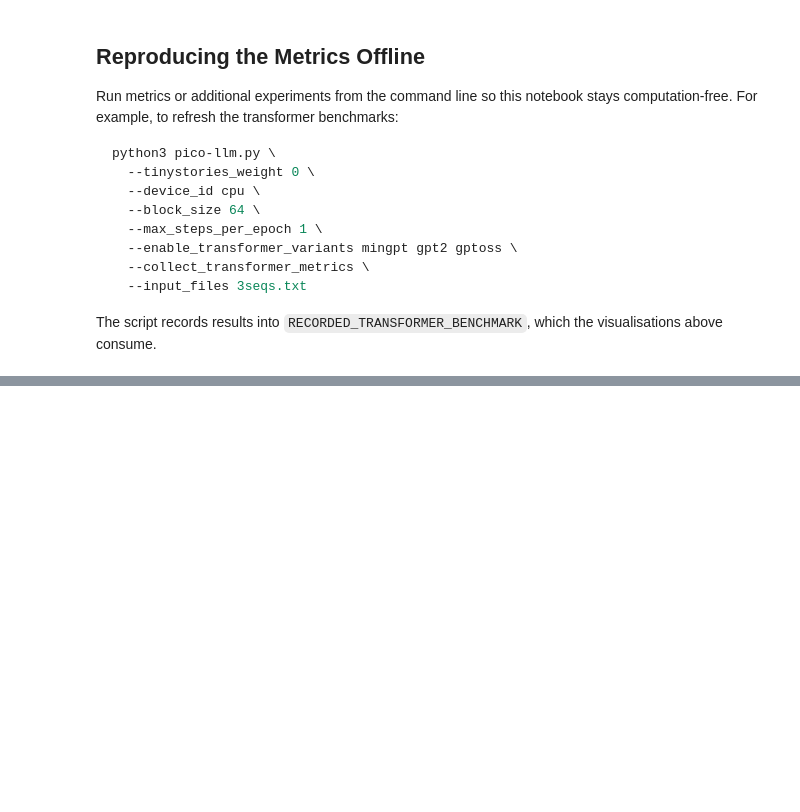
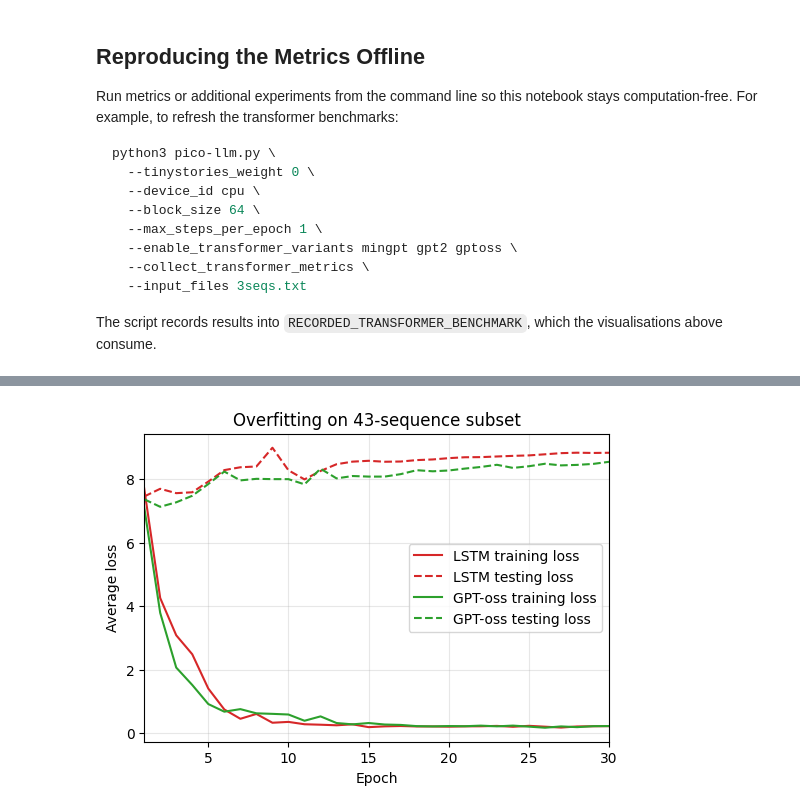
Before and after one commit to ParvaPatel/ml-fall-2025-pic-llm, a Jupyter notebook: pico-llm.ipynb, the cells around one changed output, grey strips where cells are left out. Saved outputs shown, nothing was run; the diff lists cells and outputs as text; code cells hidden in the pictures; blank space fills up the shorter version.

```diff
--- a/pico-llm.ipynb
+++ b/pico-llm.ipynb
@@ -847,0 +298,33 @@ pass
+# %%
+overfit_path = Path("artefacts/overfit_sweep.json")
+if not overfit_path.exists():
+    print("Overfitting log not found. Run pico-llm.py with --custom_sweep_log artefacts/overfit_sweep.json first.")
+else:
+    entries = json.loads(overfit_path.read_text())
+    if not entries:
+        print("Overfitting log is empty.")
+    else:
+        entry = entries[-1]
+        epochs = list(range(1, len(entry["model_metrics"]["lstm_seq"]["epoch_losses"]) + 1))
+        lstm_train = entry["model_metrics"]["lstm_seq"]["epoch_losses"]
+        lstm_test = entry["model_metrics"]["lstm_seq"]["eval_losses"]
+        tf_train = entry["model_metrics"]["transformer_gptoss"]["epoch_losses"]
+        tf_test = entry["model_metrics"]["transformer_gptoss"]["eval_losses"]
+
+        fig, ax = plt.subplots(figsize=(6, 4))
+        ax.plot(epochs, lstm_train, color="#d62728", label="LSTM training loss")
+        ax.plot(epochs, lstm_test, color="#d62728", linestyle="--", label="LSTM testing loss")
+        ax.plot(epochs, tf_train, color="#2ca02c", label="GPT-oss training loss")
+        ax.plot(epochs, tf_test, color="#2ca02c", linestyle="--", label="GPT-oss testing loss")
+        ax.set_xlabel("Epoch")
+        ax.set_ylabel("Average loss")
+        ax.set_title("Overfitting on 43-sequence subset")
+        ax.set_xlim(1, epochs[-1])
+        ax.grid(True, alpha=0.3)
+        ax.legend()
+        plt.show()
+
+        print(f"Final LSTM training loss: {lstm_train[-1]:.4f}, testing loss: {lstm_test[-1]:.4f}")
+        print(f"Final GPT-oss training loss: {tf_train[-1]:.4f}, testing loss: {tf_test[-1]:.4f}")
+# %% [output]
+[figure, added]
```
Also changed, not shown: parts of 46 cells of this notebook, 10 other files.
